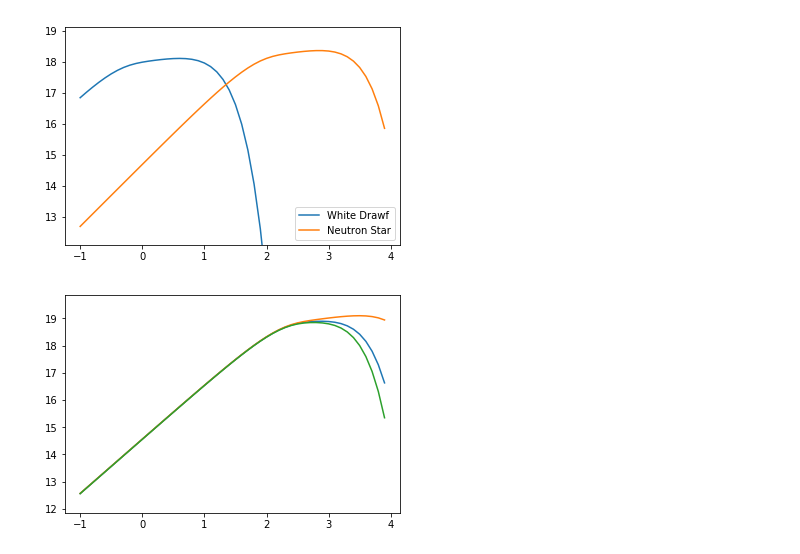
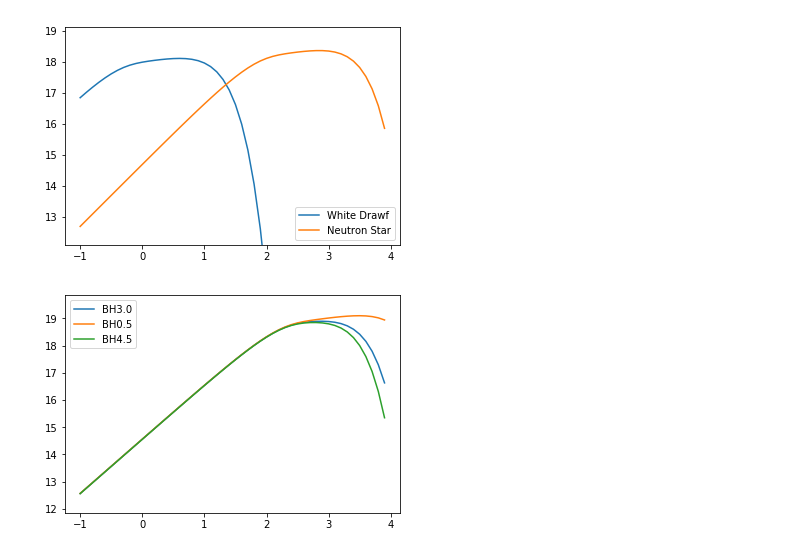
Before and after one commit to DavidRRice/2018-AstrophysicsI, a Jupyter notebook: DavidR_Lect9.ipynb, the cells around one changed output. Cells and saved outputs as stored; diff of their text form; code cells hidden in the pictures.

```diff
--- a/DavidR_Lect9.ipynb
+++ b/DavidR_Lect9.ipynb
@@ -162,29 +162,29 @@ p.show()
 # %%
 #Question 4
 #3rs 0.5rs 4.5rs
 
 Rs=2*Gcont*Msun/ccont**2
-for i in [3.,0.5,4.5]:
-    radii=np.arange(i*Rs,100*Rs,0.1*Rs)
+for h in [3.,0.5,4.5]:
+    radii=np.arange(h*Rs,100*Rs,0.1*Rs)
     #print(radii)
     accrate=10**-9*Msun/yr
     Temps=((Gcont*Msun*accrate)/(8*pi*scont))**(0.25)*radii**(-3.0/4.0)
     Bnu2=np.zeros(shape=(len(radii),50))
 
     for i in range(len(Temps)):
         Bnu2[i]=BlackbodyBnu(Temps[i],hnu/hcont)
 
     SED2=np.zeros(len(Bnu2[0]))
 
     for i in range(len(Bnu2[0])):
         sums=0
         for j in range(len(radii)):
             sums=sums+2*Bnu2[j][i]*2*pi*radii[j]*0.1*R
         SED2[i]=sums
 
-    p.plot(np.log10(hnu/ev),np.log10(SED2))
+    p.plot(np.log10(hnu/ev),np.log10(SED2),label='BH'+str(h))
     p.ylim(np.log10(SED2.max())-7.,np.log10(SED2.max())+1)
-
+p.legend()
 p.show()
 # %% [output]
-[figure, old version]
+[figure, new version]
```
